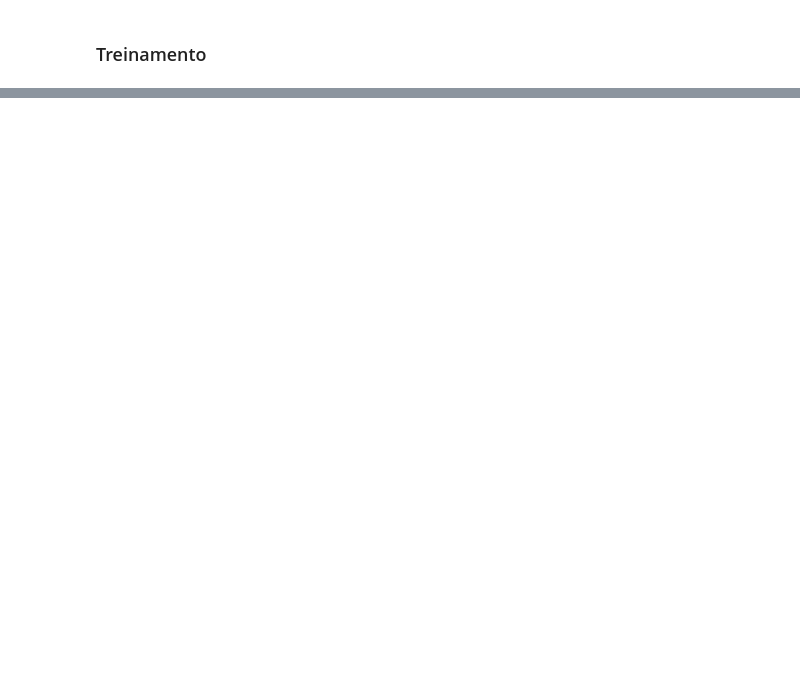
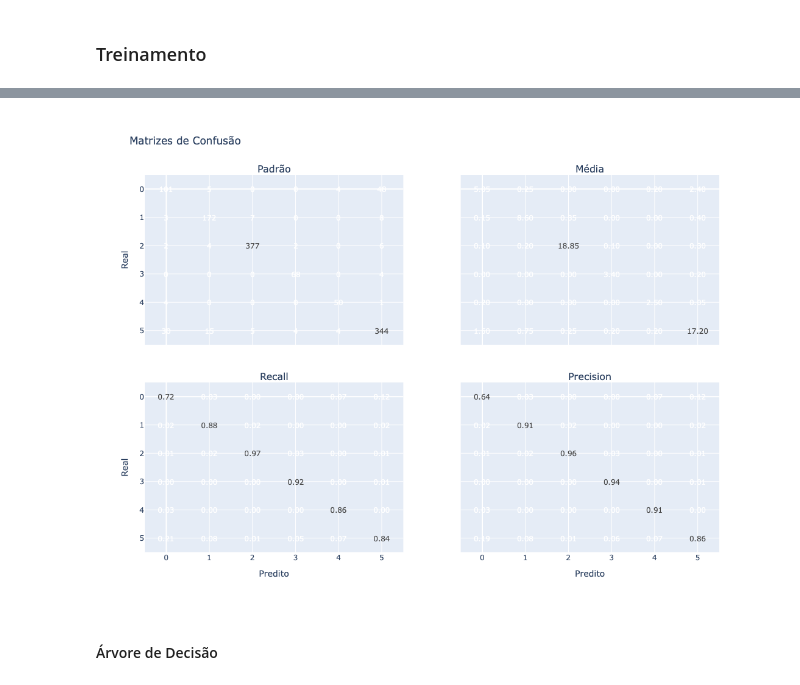
Before and after one commit to azzolinovarella/steel-plates-faults, a Jupyter notebook: notebooks/02-ModelTraining.ipynb, the cells around one changed output, grey strips where cells are left out. Drawn from its saved outputs; the diff is of its cells as text; code cells hidden in the pictures; blank space fills up the shorter version.

```diff
--- a/notebooks/02-ModelTraining.ipynb
+++ b/notebooks/02-ModelTraining.ipynb
@@ -158,3 +178,35 @@ def plot_f1_scores(f1_scores):
+# %%
+def plot_confusion_matrix(cms):
+    cm = np.sum(cms, axis=0)
+    cm_mean = np.mean(cms, axis=0)
+    cm_recall = cm/np.sum(cm, axis=0)
+    cm_precision = cm/np.sum(cm, axis=1)
+
+    axis_labels = list(range(len(cm)))
+
+    fig = make_subplots(rows=2, cols=2, shared_xaxes=True, shared_yaxes=True, vertical_spacing=0.1,
+                        subplot_titles=["Padrão", "Média", "Recall", "Precision"])
+
+    fig.add_trace(go.Heatmap(x=axis_labels, y=axis_labels, z=cm, text=cm, texttemplate = "%{text}",
+                             showscale=False, colorscale=PALETTE),
+                  row=1, col=1)
+
+    fig.add_trace(go.Heatmap(x=axis_labels, y=axis_labels, z=cm_mean, text=cm_mean, texttemplate = "%{text:.2f}",
+                             showscale=False, colorscale=PALETTE),
+                  row=1, col=2)
+
+    fig.add_trace(go.Heatmap(x=axis_labels, y=axis_labels, z=cm_recall, text=cm_recall, texttemplate = "%{text:.2f}",
+                             showscale=False, colorscale=PALETTE),
+                  row=2, col=1)
+    fig.add_trace(go.Heatmap(x=axis_labels, y=axis_labels, z=cm_precision, text=cm_precision, texttemplate = "%{text:.2f}",
+                             showscale=False, colorscale=PALETTE),
+                  row=2, col=2)
+
+    fig.update_layout(title = "Matrizes de Confusão", yaxis1_title="Real", yaxis3_title="Real", xaxis3_title="Predito",
+                      xaxis4_title="Predito", yaxis1_autorange = "reversed", yaxis2_autorange = "reversed",
+                      yaxis3_autorange = "reversed", height=800)
+
+    return fig
 # %% [markdown]
 ## Scripts
 # %% [markdown]
@@ -513,0 +292,6 @@ print(classification_report(y_test, model.predict(X_test_v3)))
+# %%
+plot_confusion_matrix(knn_res['cms'])
+# %% [output]
+[figure, added]
+# %% [markdown]
+#### Árvore de Decisão
```
Also changed, not shown: parts of 63 cells of this notebook.
